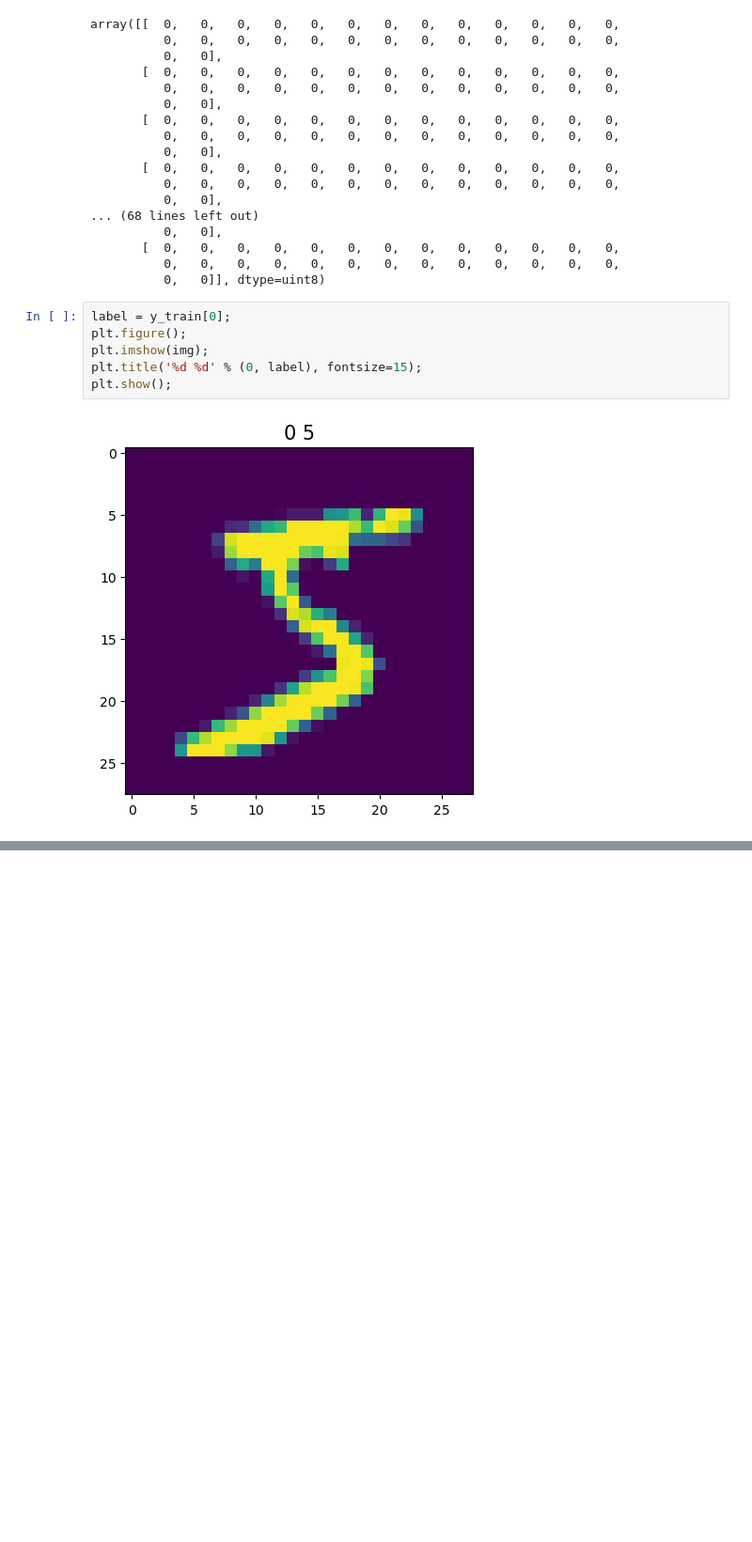
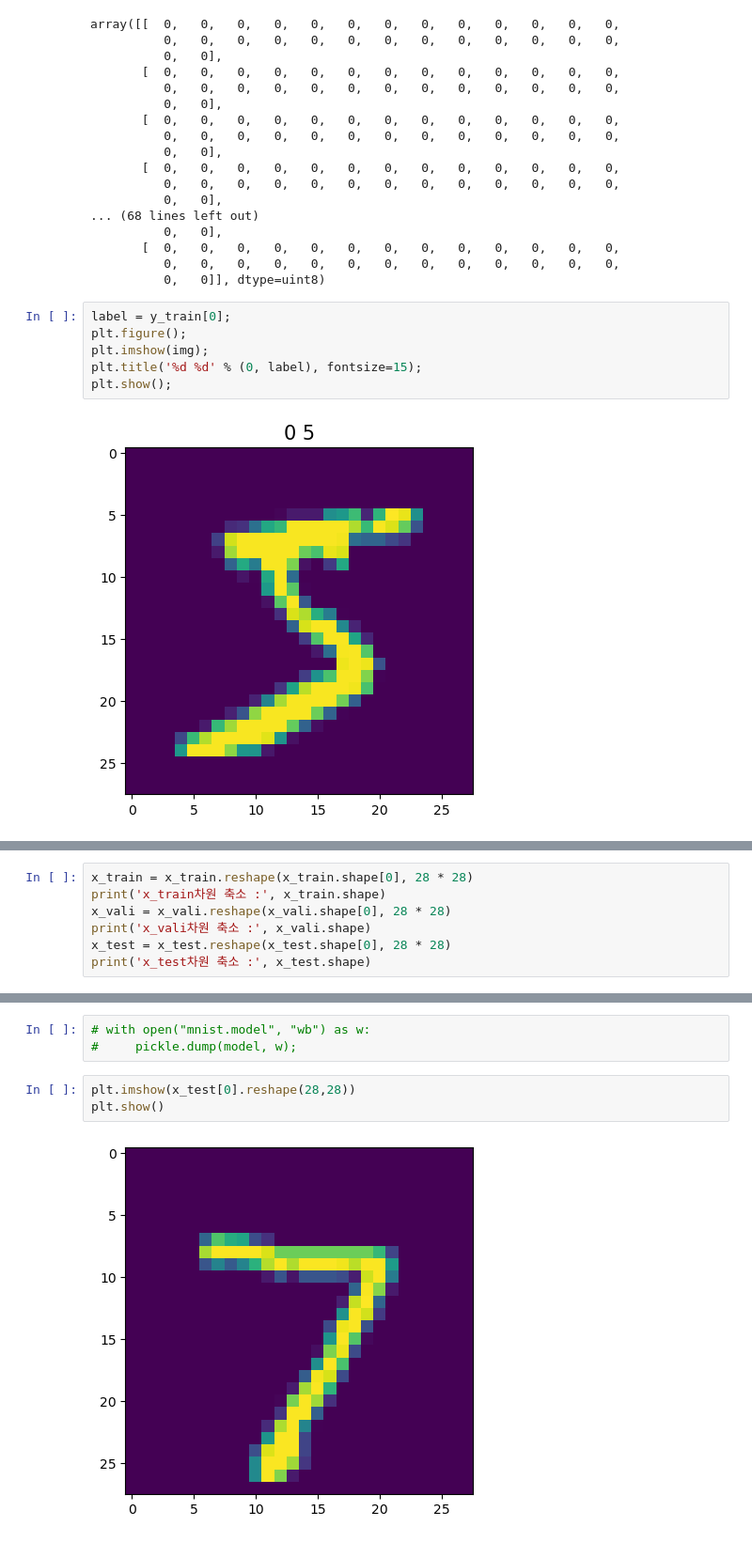
Before and after one commit to msio900/DLearning, a Jupyter notebook: mnist.ipynb, the cells around one changed output, grey strips where cells are left out. Shown at 94% size. Cells and saved outputs as stored; diff of their text form; blank space fills up the shorter version.

```diff
--- a/mnist.ipynb
+++ b/mnist.ipynb
@@ -92,0 +98,7 @@ ValueError: Found array with dim 3. MinMaxScaler expected <= 2.
+# %%
+x_train = x_train.reshape(x_train.shape[0], 28 * 28)
+print('x_train차원 축소 :', x_train.shape)
+x_vali = x_vali.reshape(x_vali.shape[0], 28 * 28)
+print('x_vali차원 축소 :', x_vali.shape)
+x_test = x_test.reshape(x_test.shape[0], 28 * 28)
+print('x_test차원 축소 :', x_test.shape)
@@ -92,0 +215,8 @@ ValueError: Found array with dim 3. MinMaxScaler expected <= 2.
+# %%
+# with open("mnist.model", "wb") as w:
+#     pickle.dump(model, w);
+# %%
+plt.imshow(x_test[0].reshape(28,28))
+plt.show()
+# %% [output]
+[figure, added]
```
Also changed, not shown: parts of 23 cells of this notebook, 1 other file.
